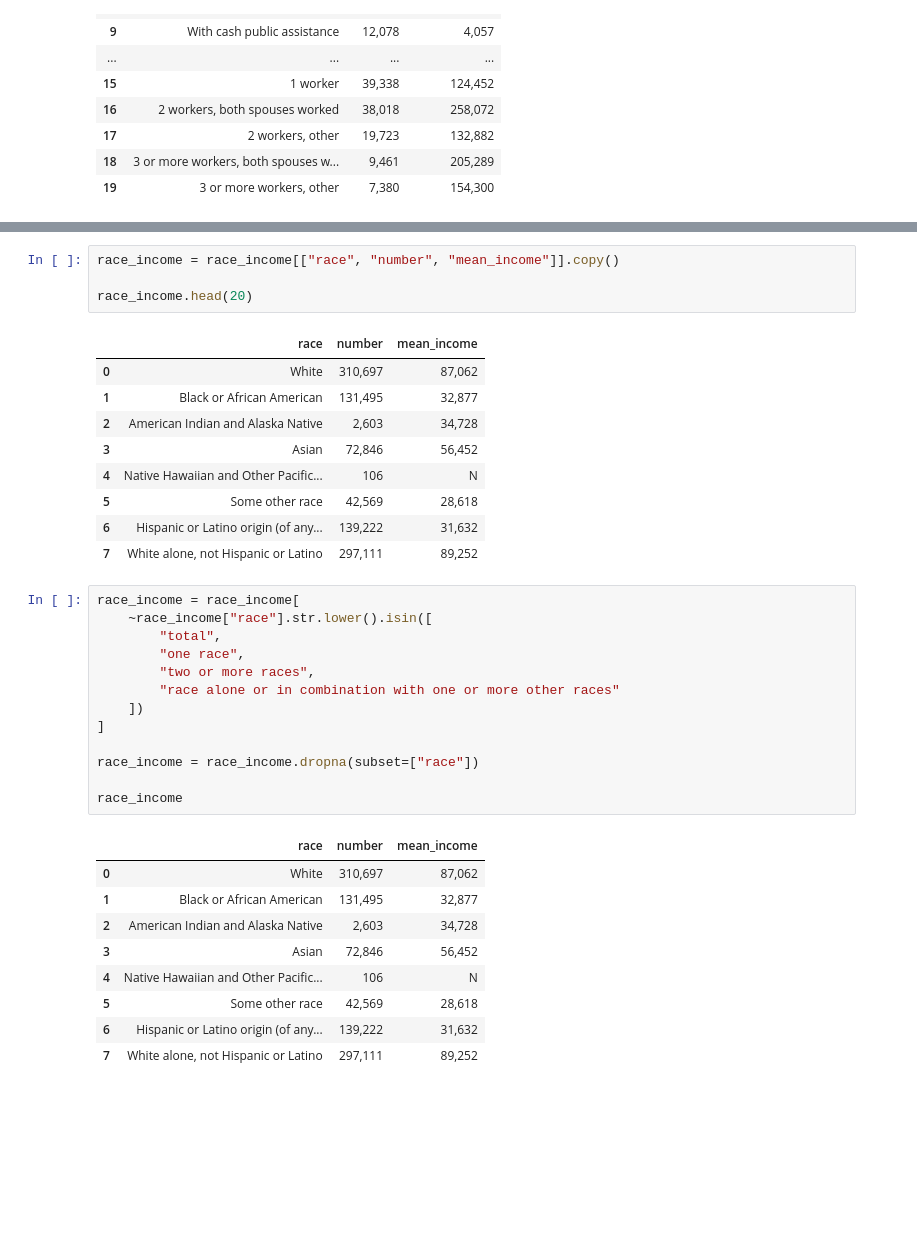
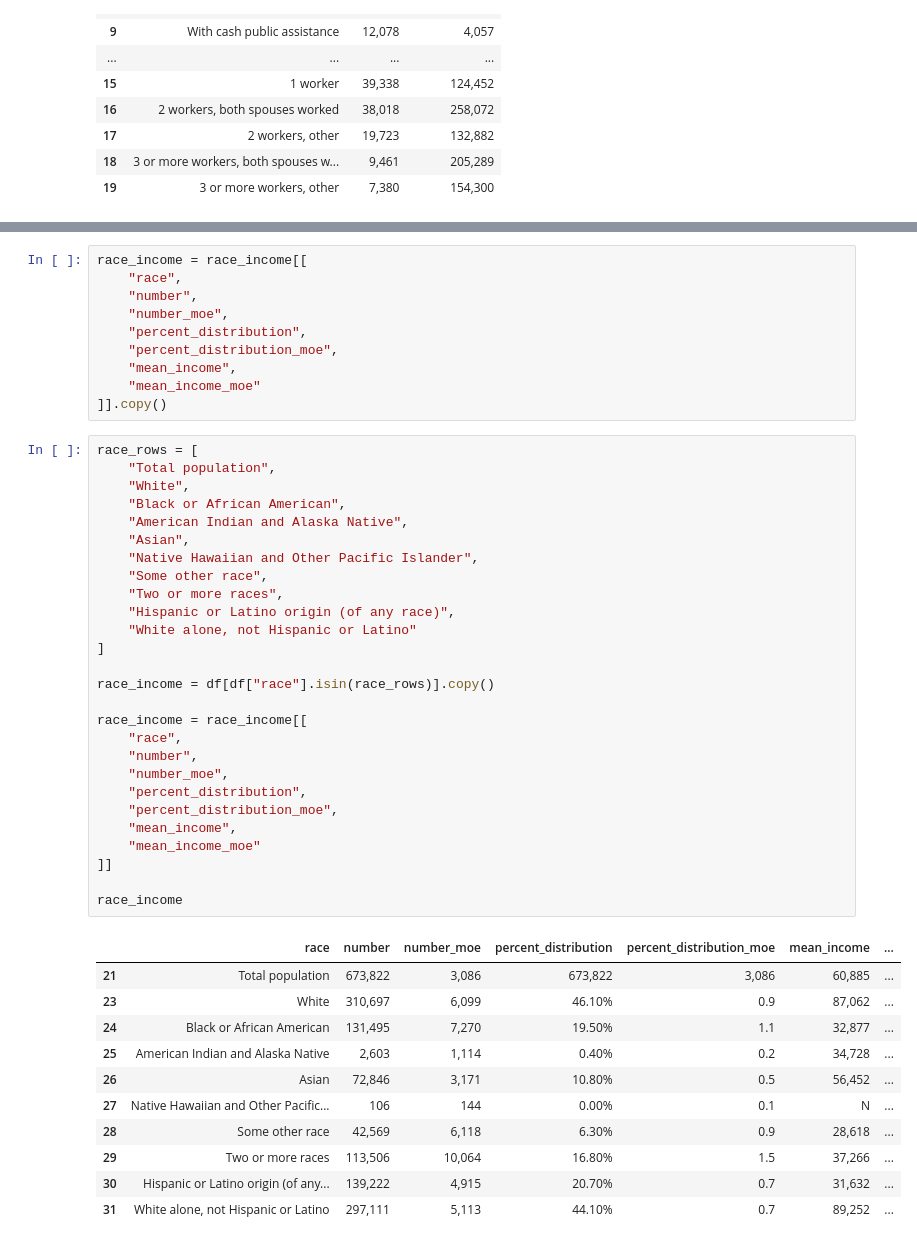
Before and after one commit to Alextk88/cs480-617, a Jupyter notebook: 2.ipynb, the cells around one changed output, grey strips where cells are left out. Cells and saved outputs as stored; diff of their text form; blank space fills up the shorter version.

```diff
--- a/2.ipynb
+++ b/2.ipynb
@@ -115,40 +124,52 @@ race_income.head()
 | 3 | Asian | 551,579 | 6,516 | 7.70% | 0.1 | ... |
 | 4 | Native Hawaiian and Other Pacific... | 1,265 | 458 | 0.00% | 0.1 | ... |
 # %%
-race_income = race_income[["race", "number", "mean_income"]].copy()
-
-race_income.head(20)
+race_income = race_income[[
+    "race",
+    "number",
+    "number_moe",
+    "percent_distribution",
+    "percent_distribution_moe",
+    "mean_income",
+    "mean_income_moe"
+]].copy()
-# %% [output]
-|  | race | number | mean_income |
-| 0 | White | 310,697 | 87,062 |
-| 1 | Black or African American | 131,495 | 32,877 |
-| 2 | American Indian and Alaska Native | 2,603 | 34,728 |
-| 3 | Asian | 72,846 | 56,452 |
-| 4 | Native Hawaiian and Other Pacific... | 106 | N |
-| 5 | Some other race | 42,569 | 28,618 |
-| 6 | Hispanic or Latino origin (of any... | 139,222 | 31,632 |
-| 7 | White alone, not Hispanic or Latino | 297,111 | 89,252 |
 # %%
-race_income = race_income[
-    ~race_income["race"].str.lower().isin([
-        "total",
-        "one race",
-        "two or more races",
-        "race alone or in combination with one or more other races"
-    ])
+race_rows = [
+    "Total population",
+    "White",
+    "Black or African American",
+    "American Indian and Alaska Native",
+    "Asian",
+    "Native Hawaiian and Other Pacific Islander",
+    "Some other race",
+    "Two or more races",
+    "Hispanic or Latino origin (of any race)",
+    "White alone, not Hispanic or Latino"
 ]
 
-race_income = race_income.dropna(subset=["race"])
+race_income = df[df["race"].isin(race_rows)].copy()
+
+race_income = race_income[[
+    "race",
+    "number",
+    "number_moe",
+    "percent_distribution",
+    "percent_distribution_moe",
+    "mean_income",
+    "mean_income_moe"
+]]
 
 race_income
 # %% [output]
-|  | race | number | mean_income |
-| 0 | White | 310,697 | 87,062 |
-| 1 | Black or African American | 131,495 | 32,877 |
-| 2 | American Indian and Alaska Native | 2,603 | 34,728 |
-| 3 | Asian | 72,846 | 56,452 |
-| 4 | Native Hawaiian and Other Pacific... | 106 | N |
-| 5 | Some other race | 42,569 | 28,618 |
-| 6 | Hispanic or Latino origin (of any... | 139,222 | 31,632 |
-| 7 | White alone, not Hispanic or Latino | 297,111 | 89,252 |
+|  | race | number | number_moe | percent_distribution | percent_distribution_moe | mean_income | ... |
+| 21 | Total population | 673,822 | 3,086 | 673,822 | 3,086 | 60,885 | ... |
+| 23 | White | 310,697 | 6,099 | 46.10% | 0.9 | 87,062 | ... |
+| 24 | Black or African American | 131,495 | 7,270 | 19.50% | 1.1 | 32,877 | ... |
+| 25 | American Indian and Alaska Native | 2,603 | 1,114 | 0.40% | 0.2 | 34,728 | ... |
+| 26 | Asian | 72,846 | 3,171 | 10.80% | 0.5 | 56,452 | ... |
+| 27 | Native Hawaiian and Other Pacific... | 106 | 144 | 0.00% | 0.1 | N | ... |
+| 28 | Some other race | 42,569 | 6,118 | 6.30% | 0.9 | 28,618 | ... |
+| 29 | Two or more races | 113,506 | 10,064 | 16.80% | 1.5 | 37,266 | ... |
+| 30 | Hispanic or Latino origin (of any... | 139,222 | 4,915 | 20.70% | 0.7 | 31,632 | ... |
+| 31 | White alone, not Hispanic or Latino | 297,111 | 5,113 | 44.10% | 0.7 | 89,252 | ... |
 # %%
```
Also changed, not shown: parts of 3 cells of this notebook.
